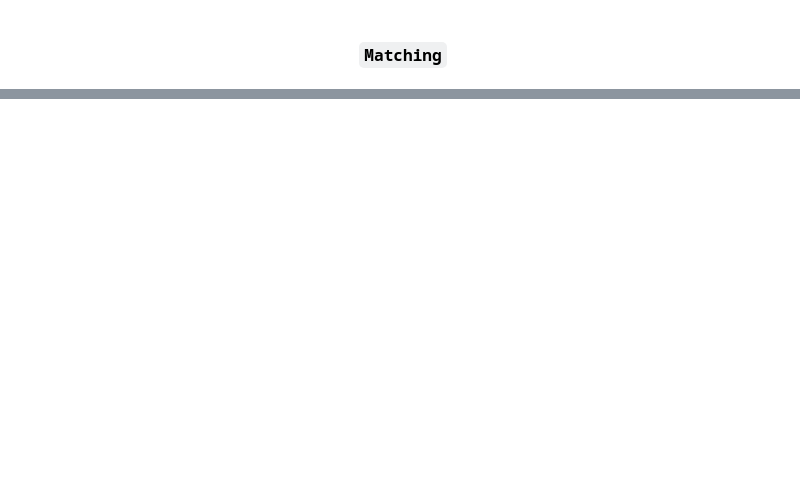
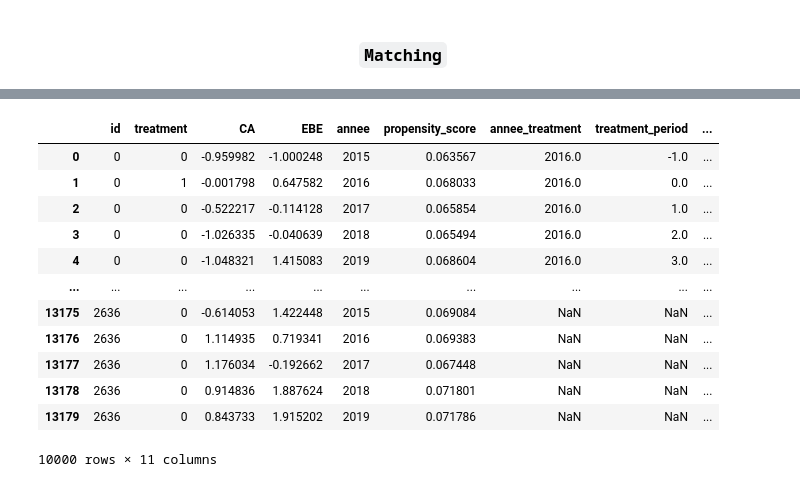
Before and after one commit to joevincentgaltie/PropensityScoreMatching, a Jupyter notebook: test_class.ipynb, the cells around one changed output, grey strips where cells are left out. Cells and saved outputs as stored; diff of their text form; code cells hidden in the pictures; blank space fills up the shorter version.

```diff
--- a/test_class.ipynb
+++ b/test_class.ipynb
@@ -158,0 +119,18 @@ df_matched[df_matched]
+# %%
+df_analysis = matcher.get_dataframe_for_analysis(df_matched)
+# %%
+df_analysis
+# %% [output]
+|  | id | treatment | CA | EBE | annee | propensity_score | annee_treatment | treatment_period | ... |
+| 0 | 0 | 0 | -0.959982 | -1.000248 | 2015 | 0.063567 | 2016.0 | -1.0 | ... |
+| 1 | 0 | 1 | -0.001798 | 0.647582 | 2016 | 0.068033 | 2016.0 | 0.0 | ... |
+| 2 | 0 | 0 | -0.522217 | -0.114128 | 2017 | 0.065854 | 2016.0 | 1.0 | ... |
+| 3 | 0 | 0 | -1.026335 | -0.040639 | 2018 | 0.065494 | 2016.0 | 2.0 | ... |
+| 4 | 0 | 0 | -1.048321 | 1.415083 | 2019 | 0.068604 | 2016.0 | 3.0 | ... |
+| ... | ... | ... | ... | ... | ... | ... | ... | ... | ... |
+| 13175 | 2636 | 0 | -0.614053 | 1.422448 | 2015 | 0.069084 | NaN | NaN | ... |
+| 13176 | 2636 | 0 | 1.114935 | 0.719341 | 2016 | 0.069383 | NaN | NaN | ... |
+| 13177 | 2636 | 0 | 1.176034 | -0.192662 | 2017 | 0.067448 | NaN | NaN | ... |
+| 13178 | 2636 | 0 | 0.914836 | 1.887624 | 2018 | 0.071801 | NaN | NaN | ... |
+| 13179 | 2636 | 0 | 0.843733 | 1.915202 | 2019 | 0.071786 | NaN | NaN | ... |
+10000 rows × 11 columns
```
Also changed, not shown: parts of 15 cells of this notebook.
